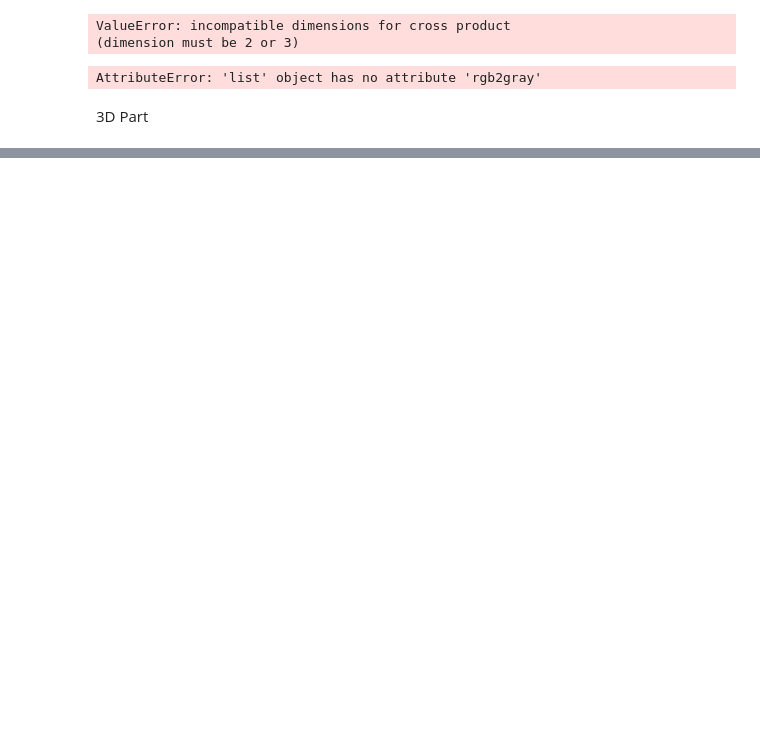
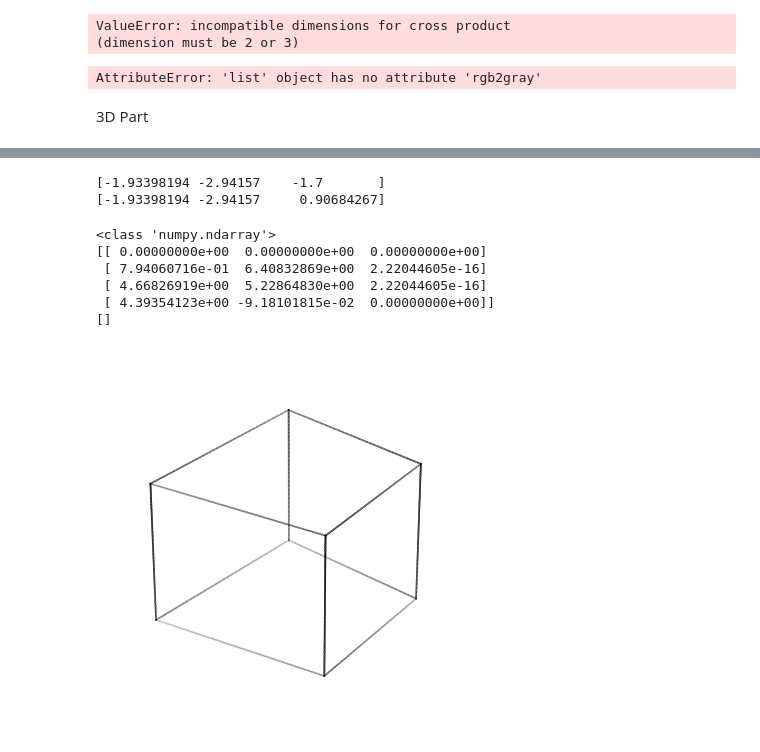
Before and after one commit to raimonmerce/SUSP_CFL, a Jupyter notebook: 2Dto3D.ipynb, the cells around one changed output, grey strips where cells are left out. Drawn from its saved outputs; the diff is of its cells as text; code cells hidden in the pictures; blank space fills up the shorter version.

```diff
--- a/2Dto3D.ipynb
+++ b/2Dto3D.ipynb
@@ -660,0 +646,12 @@ def visualizeEdges(floor_3D, ceil_3D):
+# %%
+def getWalls(floor, ceil):
+    if len(floor) != len(ceil):
+        print("error")
+        return None, None
+    else:
+        floor = np.vstack((floor, floor[0,:]))
+        ceil = np.vstack((ceil, ceil[0,:]))
+        walls = []
+        for i in range(len(floor) - 1):
+            walls.append([floor[i], floor[i + 1], ceil[i + 1], ceil[i]])
+        return np.array(walls)
@@ -660,0 +697,9 @@ def visualizeEdges(floor_3D, ceil_3D):
+# %%
+def getRoom(floor, ceil, walls, objects):
+    room = {
+    'ceil' : np.array(floor),
+    'floor' : np.array(ceil),
+    'walls' : np.array(walls),
+    'objects' : np.array(objects)
+}
+    return room
@@ -660,0 +718,20 @@ def visualizeEdges(floor_3D, ceil_3D):
+# %%
+new_floor_3D, new_ceil_3D = alignFloorCeil(floor_3D, ceil_3D)
+walls = getWalls(new_floor_3D, new_ceil_3D)
+objects = []
+room = getRoom(new_floor_3D, new_ceil_3D, walls, objects)
+# %%
+new_room = rescaleRoom(room)
+# %% [output]
+[-1.93398194 -2.94157    -1.7       ]
+[-1.93398194 -2.94157     0.90684267]
+# %%
+visualizeRoom(new_room)
+# %% [output]
+<class 'numpy.ndarray'>
+[[ 0.00000000e+00  0.00000000e+00  0.00000000e+00]
+ [ 7.94060716e-01  6.40832869e+00  2.22044605e-16]
+ [ 4.66826919e+00  5.22864830e+00  2.22044605e-16]
+ [ 4.39354123e+00 -9.18101815e-02  0.00000000e+00]]
+[]
+[figure, added]
```
Also changed, not shown: parts of 25 cells of this notebook.
